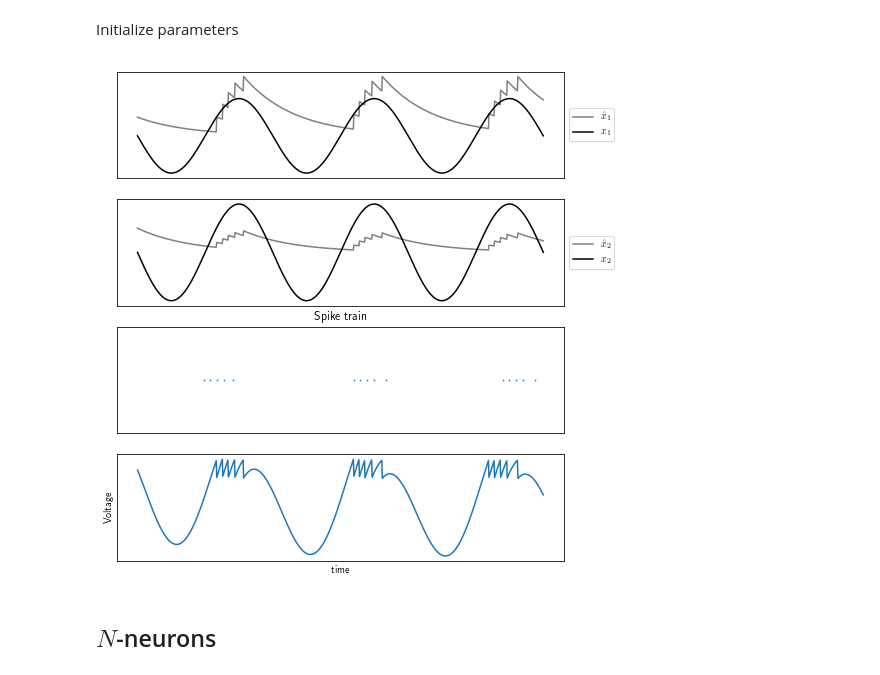
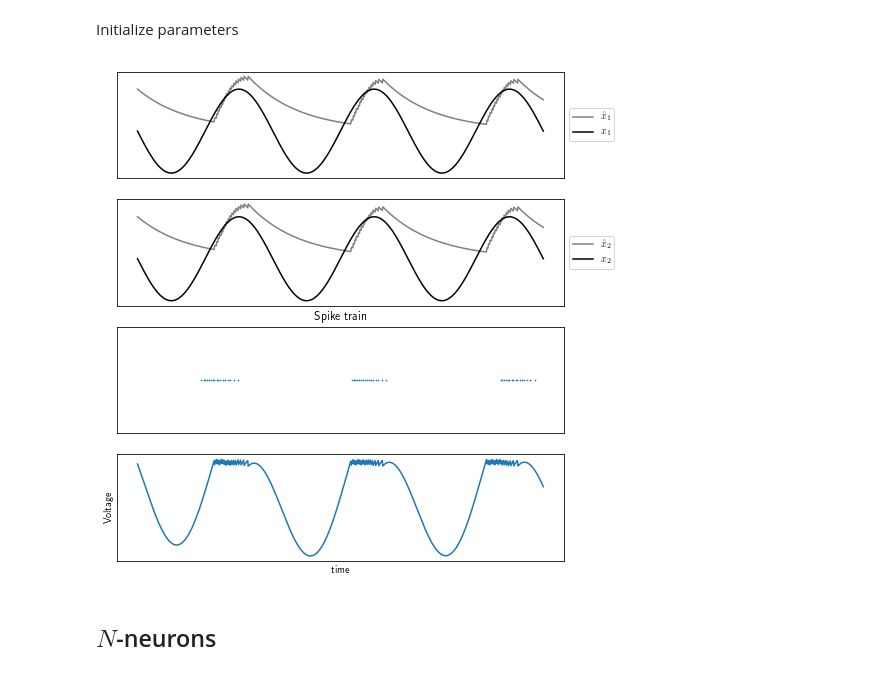
Before and after one commit to ABra1993/LisbonLab, a Jupyter notebook: CSM_2dim.ipynb, the cells around one changed output. Saved outputs shown, nothing was run; the diff lists cells and outputs as text; code cells hidden in the pictures.

```diff
--- a/CSM_2dim.ipynb
+++ b/CSM_2dim.ipynb
@@ -24,7 +25,7 @@ def initialize_params_single(d, iterations, dt, weight_x1, weight_x2):
     voltage = np.zeros(iterations)
 
     # input estimate
-    x_est = np.ones((d, iterations)) * 0.5
+    x_est = np.ones((d, iterations))
 
     # spike train
     o = np.zeros(iterations)
@@ -114,17 +115,17 @@ def plot_single():
 # %%
 d = 2
 iterations = 800
 dt = 0.01
-weight_x1 = 0.4
+weight_x1 = 0.1
 weight_x2 = 0.1
 cycles = 3
 
 t, voltage, x_est, o, D, T = initialize_params_single(d, iterations, dt, weight_x1, weight_x2)
 c, x = TVS_single(cycles)
 run_single()
 plot_single()
 # %% [output]
-[figure, old version]
+[figure, new version]
 # %% [markdown]
 ## $\textit{N}$-neurons
 # %% [markdown]
```
Also changed, not shown: parts of 6 cells of this notebook, 1 other file.
